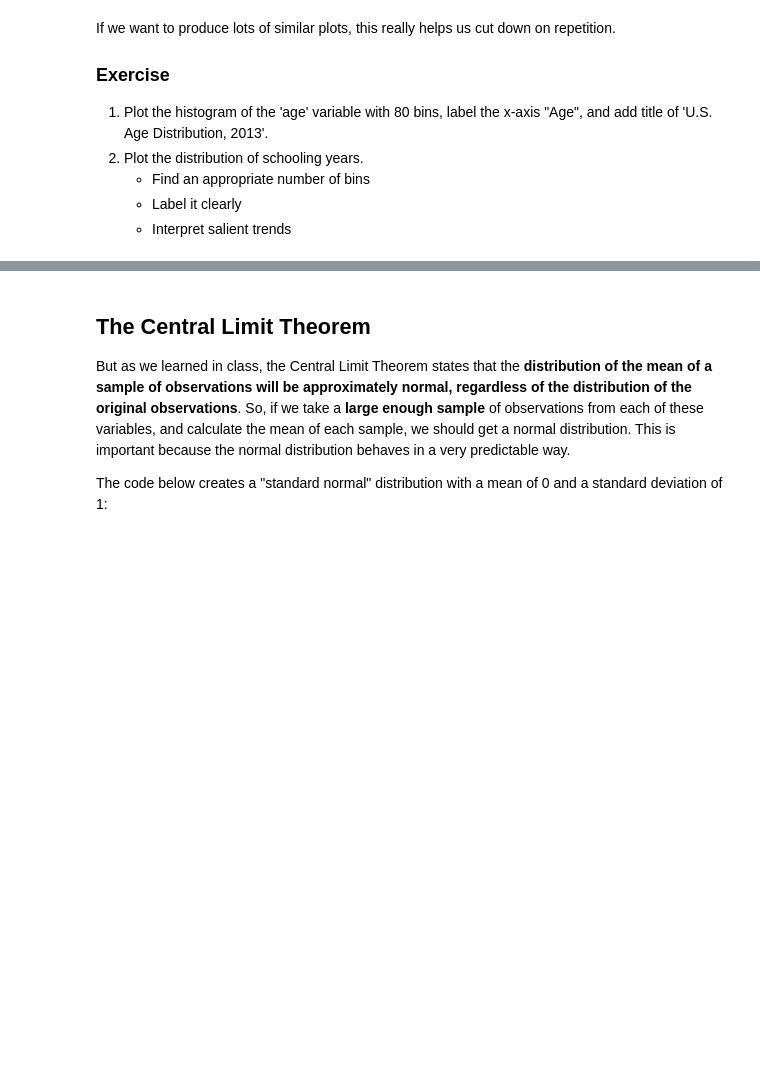
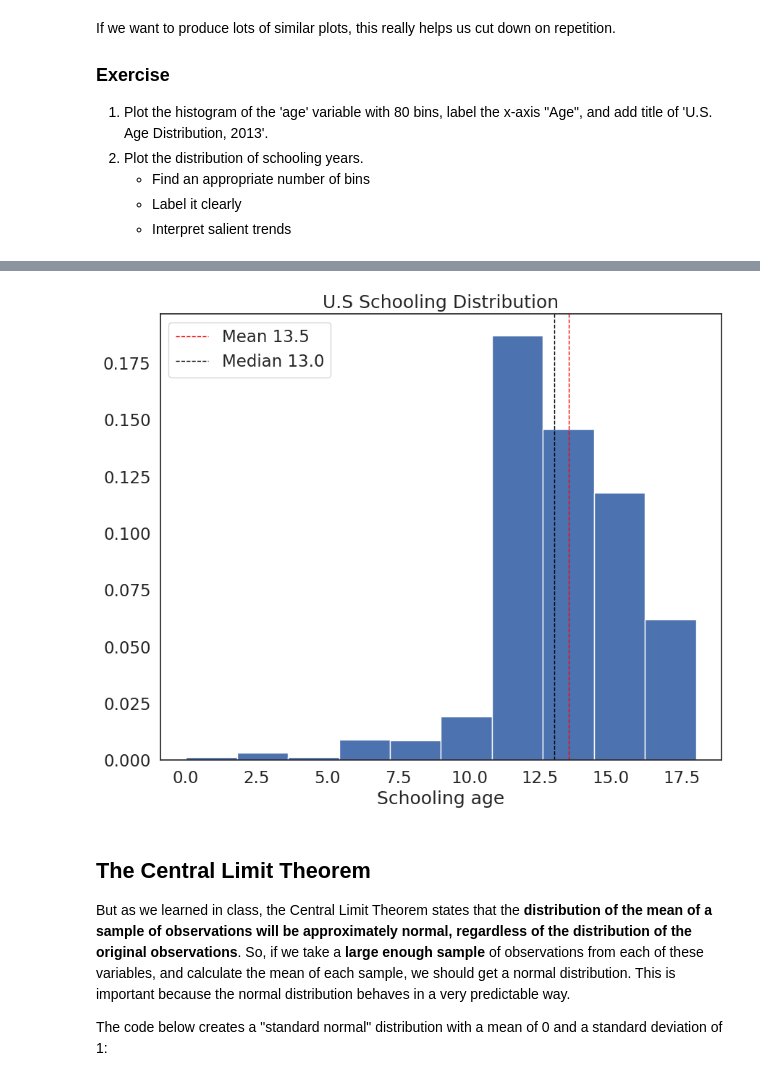
Before and after one commit to Valerie0518/QM2, a Jupyter notebook: “W5_Distributions_and_Basic_Statistics_ipynb”的副本.ipynb, the cells around one changed output, grey strips where cells are left out. Drawn from its saved outputs; the diff is of its cells as text; code cells hidden in the pictures; blank space fills up the shorter version.

```diff
--- a/“W5_Distributions_and_Basic_Statistics_ipynb”的副本.ipynb
+++ b/“W5_Distributions_and_Basic_Statistics_ipynb”的副本.ipynb
@@ -310,3 +330,7 @@ If we want to produce lots of similar plots, this really helps us cut down on re
+# %%
+plot_histogram(df['sch'],10,'Schooling age','U.S Schooling Distribution')
+# %% [output]
+[figure, added]
 # %% [markdown]
 ## The Central Limit Theorem
 
```
Also changed, not shown: parts of 5 cells of this notebook.
